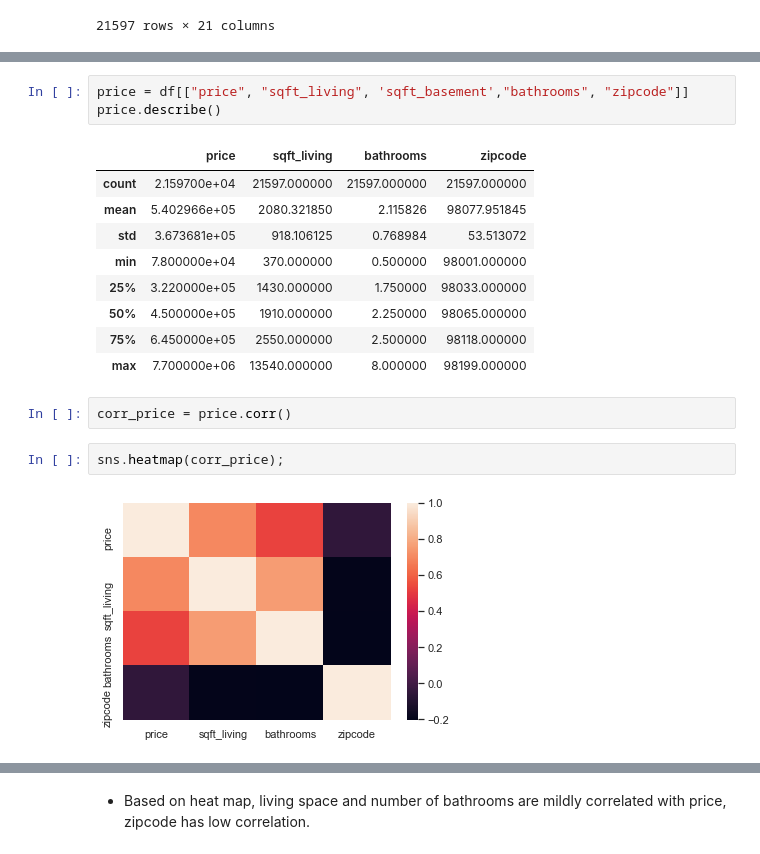
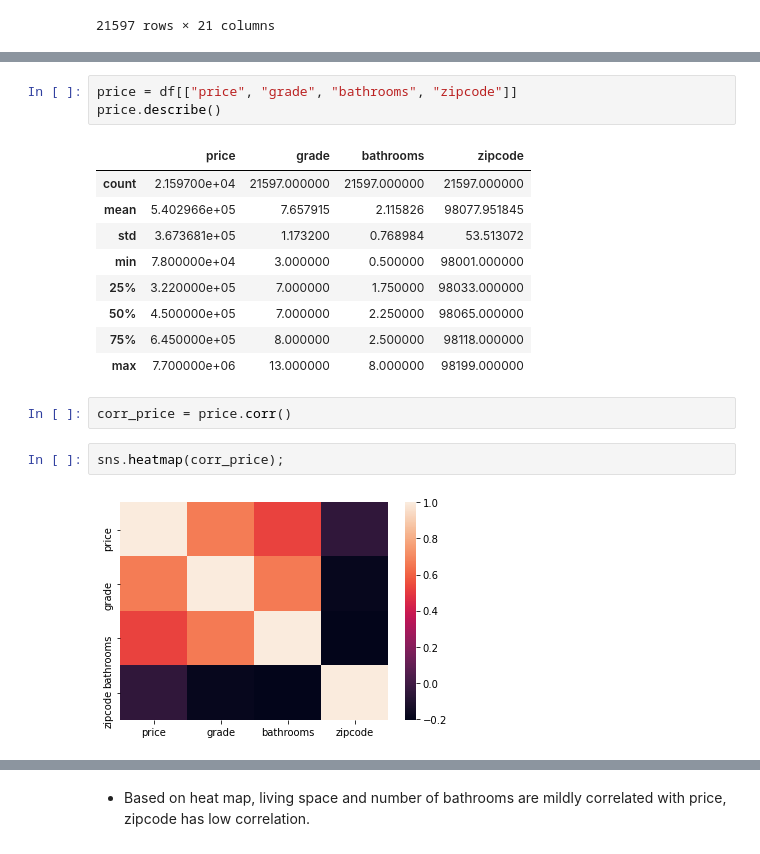
Before and after one commit to letruong711/Seattle-Area-Housing-Analysis, a Jupyter notebook: Starting Analysis.ipynb, the cells around one changed output, grey strips where cells are left out. Saved outputs shown, nothing was run; the diff lists cells and outputs as text.

```diff
--- a/Starting Analysis.ipynb
+++ b/Starting Analysis.ipynb
@@ -97,22 +119,22 @@ sns.heatmap(corr);
 # %%
-price = df[["price", "sqft_living", 'sqft_basement',"bathrooms", "zipcode"]]
+price = df[["price", "grade", "bathrooms", "zipcode"]]
 price.describe()
 # %% [output]
-|  | price | sqft_living | bathrooms | zipcode |
+|  | price | grade | bathrooms | zipcode |
 | count | 2.159700e+04 | 21597.000000 | 21597.000000 | 21597.000000 |
-| mean | 5.402966e+05 | 2080.321850 | 2.115826 | 98077.951845 |
-| std | 3.673681e+05 | 918.106125 | 0.768984 | 53.513072 |
-| min | 7.800000e+04 | 370.000000 | 0.500000 | 98001.000000 |
-| 25% | 3.220000e+05 | 1430.000000 | 1.750000 | 98033.000000 |
-| 50% | 4.500000e+05 | 1910.000000 | 2.250000 | 98065.000000 |
-| 75% | 6.450000e+05 | 2550.000000 | 2.500000 | 98118.000000 |
-| max | 7.700000e+06 | 13540.000000 | 8.000000 | 98199.000000 |
+| mean | 5.402966e+05 | 7.657915 | 2.115826 | 98077.951845 |
+| std | 3.673681e+05 | 1.173200 | 0.768984 | 53.513072 |
+| min | 7.800000e+04 | 3.000000 | 0.500000 | 98001.000000 |
+| 25% | 3.220000e+05 | 7.000000 | 1.750000 | 98033.000000 |
+| 50% | 4.500000e+05 | 7.000000 | 2.250000 | 98065.000000 |
+| 75% | 6.450000e+05 | 8.000000 | 2.500000 | 98118.000000 |
+| max | 7.700000e+06 | 13.000000 | 8.000000 | 98199.000000 |
 # %%
 corr_price = price.corr()
 # %%
 sns.heatmap(corr_price);
 # %% [output]
-[figure, old version]
+[figure, new version]
 # %%
 sns.pairplot(price)
 # %% [output]
```
Also changed, not shown: parts of 13 cells of this notebook.
